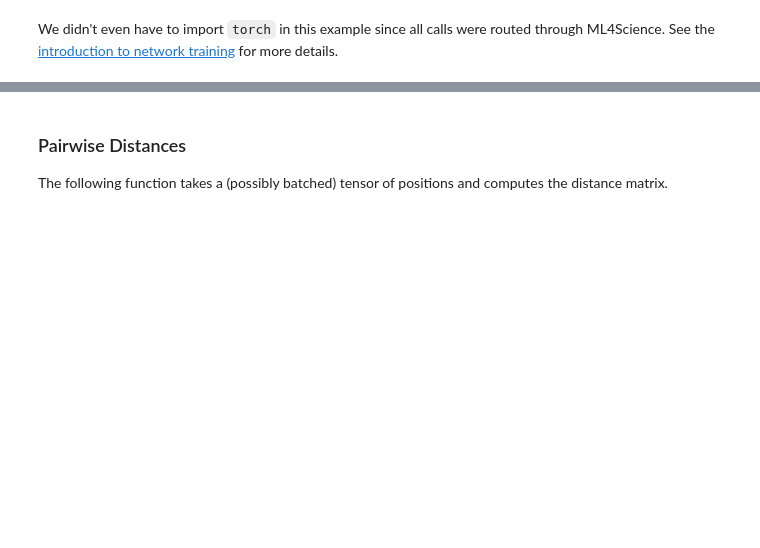
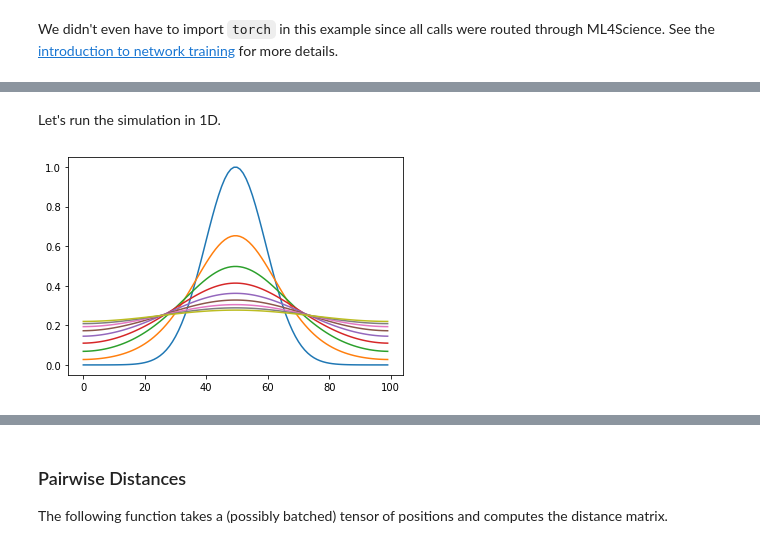
Before and after one commit to tum-pbs/PhiML, a Jupyter notebook: docs/Examples.ipynb, the cells around one changed output, grey strips where cells are left out. Saved outputs shown, nothing was run; the diff lists cells and outputs as text; code cells hidden in the pictures; blank space fills up the shorter version.

Commit message:
Add heat, Burgers' equation examples

```diff
--- a/docs/Examples.ipynb
+++ b/docs/Examples.ipynb
@@ -35,0 +57,4 @@ See the [introduction to network training](Networks.html) for more details.
+# %%
+@math.jit_compile_linear
+def explicit_heat_step(u, dt, dx, diffusivity):
+    return u + dt * diffusivity * math.laplace(u, dx, 'periodic')
@@ -35,0 +69,13 @@ See the [introduction to network training](Networks.html) for more details.
+# %%
+@math.jit_compile
+def implicit_heat_step(u, dx, dt, diffusivity):
+    return math.solve_linear(explicit_heat_step, u, math.Solve(x0=u), dt=-dt, dx=dx, diffusivity=diffusivity)
+# %% [markdown]
+Let's run the simulation in 1D.
+# %%
+x = math.linspace(0, 1, spatial(x=100))
+u0 = math.exp(-.5 * (x-.5) ** 2 / .1 ** 2)
+u_trj = math.iterate(implicit_heat_step, batch(t=8), u0, dx=1/100, dt=.01, diffusivity=1.)
+plt.plot(u_trj.numpy('x,t'));
+# %% [output]
+[figure, added]
```
Also changed, not shown: parts of 16 cells of this notebook.
